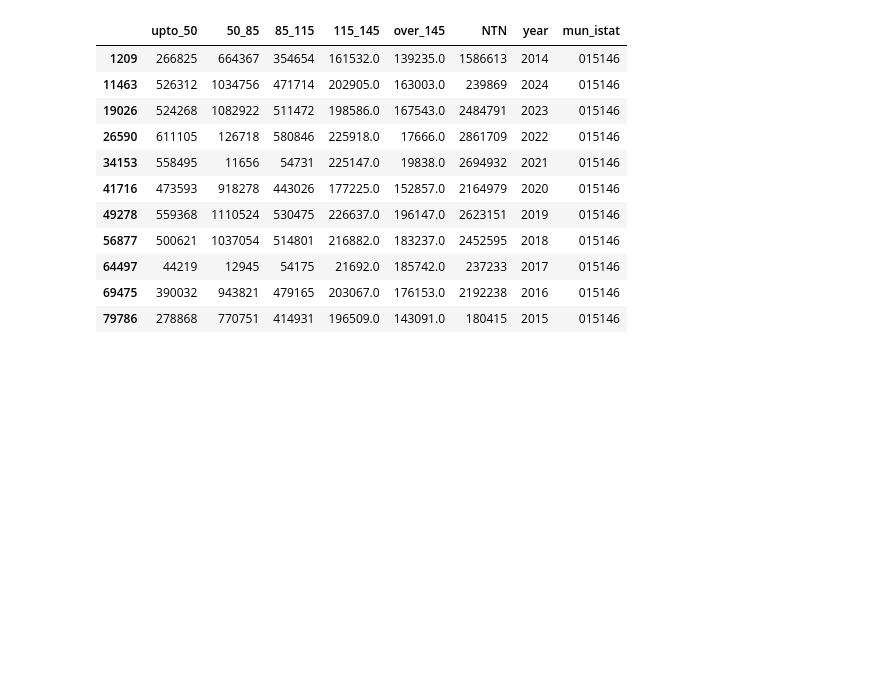
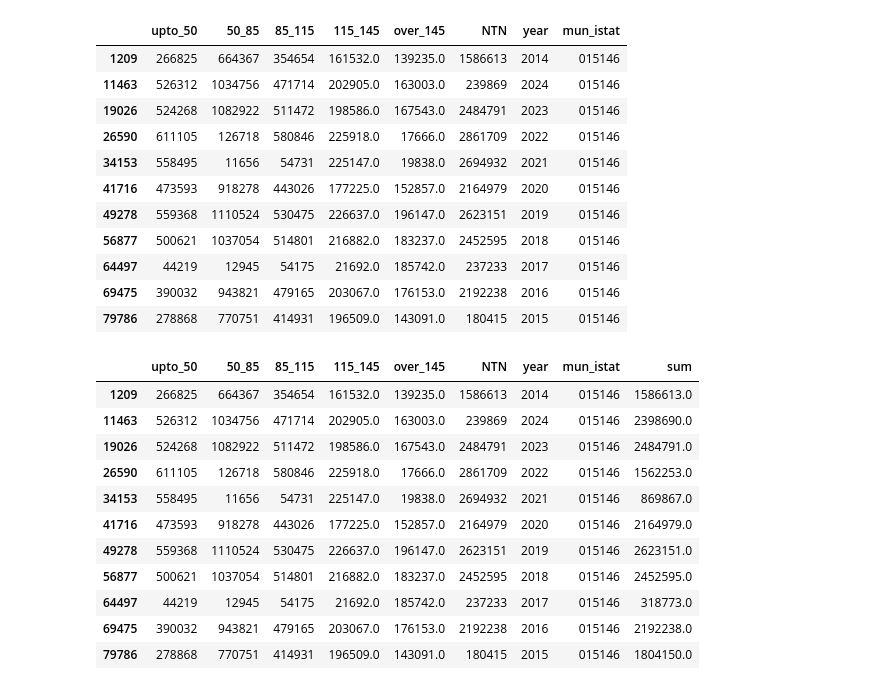
Before and after one commit to FrancescoCorti/omi-visualisation, a Jupyter notebook: 1_clean_omi_ntn.ipynb, the cells around one changed output. Drawn from its saved outputs; the diff is of its cells as text; code cells hidden in the pictures; blank space fills up the shorter version.

```diff
--- a/1_clean_omi_ntn.ipynb
+++ b/1_clean_omi_ntn.ipynb
@@ -78,3 +129,18 @@ df_ntn_istat[df_ntn_istat['mun_istat'] == '015146']
+# %%
+df_ntn_istat[df_ntn_istat['mun_istat'] == '015146']
+# %% [output]
+|  | upto_50 | 50_85 | 85_115 | 115_145 | over_145 | NTN | year | mun_istat | sum |
+| 1209 | 266825 | 664367 | 354654 | 161532.0 | 139235.0 | 1586613 | 2014 | 015146 | 1586613.0 |
+| 11463 | 526312 | 1034756 | 471714 | 202905.0 | 163003.0 | 239869 | 2024 | 015146 | 2398690.0 |
+| 19026 | 524268 | 1082922 | 511472 | 198586.0 | 167543.0 | 2484791 | 2023 | 015146 | 2484791.0 |
+| 26590 | 611105 | 126718 | 580846 | 225918.0 | 17666.0 | 2861709 | 2022 | 015146 | 1562253.0 |
+| 34153 | 558495 | 11656 | 54731 | 225147.0 | 19838.0 | 2694932 | 2021 | 015146 | 869867.0 |
+| 41716 | 473593 | 918278 | 443026 | 177225.0 | 152857.0 | 2164979 | 2020 | 015146 | 2164979.0 |
+| 49278 | 559368 | 1110524 | 530475 | 226637.0 | 196147.0 | 2623151 | 2019 | 015146 | 2623151.0 |
+| 56877 | 500621 | 1037054 | 514801 | 216882.0 | 183237.0 | 2452595 | 2018 | 015146 | 2452595.0 |
+| 64497 | 44219 | 12945 | 54175 | 21692.0 | 185742.0 | 237233 | 2017 | 015146 | 318773.0 |
+| 69475 | 390032 | 943821 | 479165 | 203067.0 | 176153.0 | 2192238 | 2016 | 015146 | 2192238.0 |
+| 79786 | 278868 | 770751 | 414931 | 196509.0 | 143091.0 | 180415 | 2015 | 015146 | 1804150.0 |
 # %%
 import matplotlib.pyplot as plt
 import seaborn as sns
```
Also changed, not shown: parts of 5 cells of this notebook.
